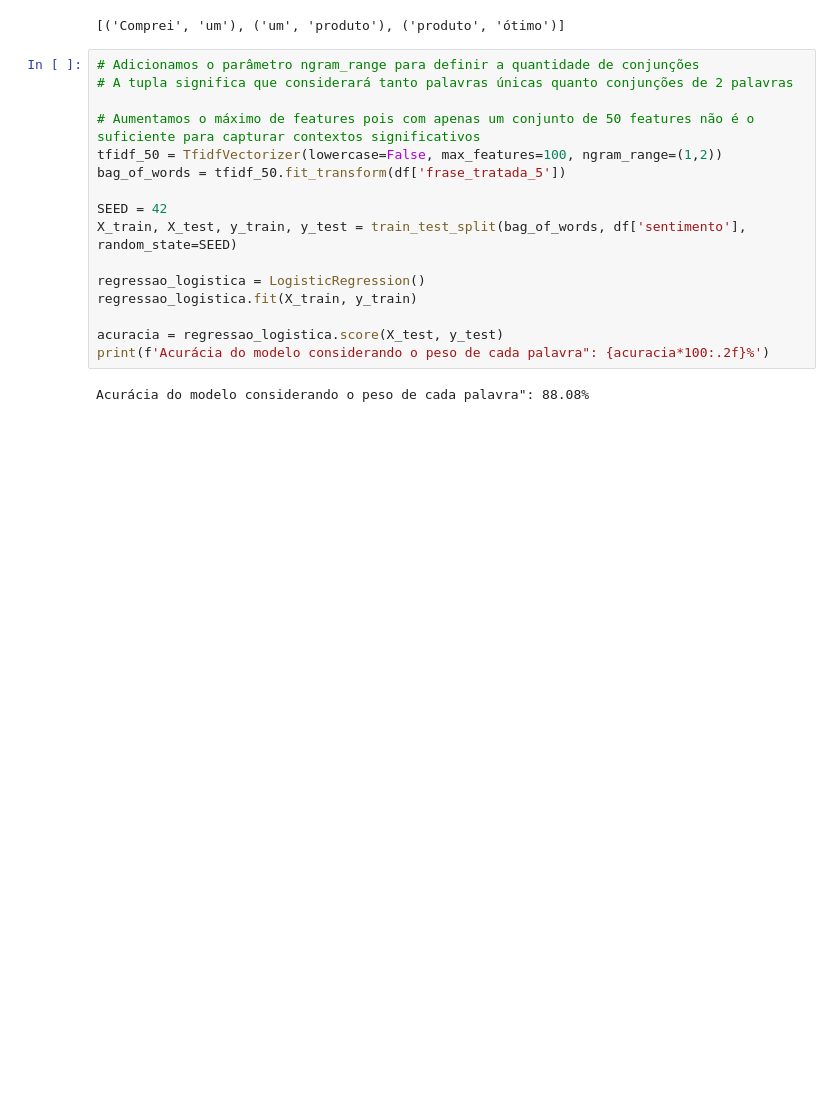
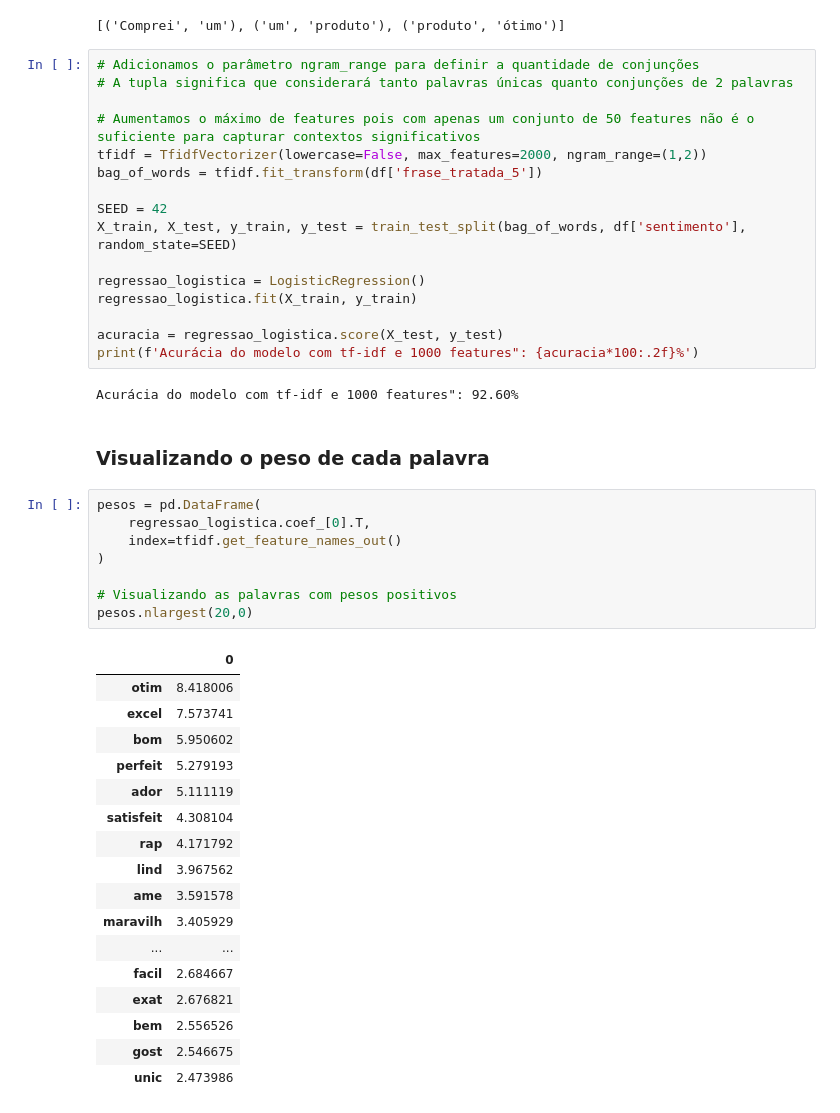
Before and after one commit to DiogoBotton/Machine_Learning_Training_Learn, a Jupyter notebook: Processamento_Linguagem_Natural/Analise_sentimento/processamento_dados_textuais.ipynb, the cells around one changed output. Saved outputs shown, nothing was run; the diff lists cells and outputs as text; blank space fills up the shorter version.

```diff
--- a/Processamento_Linguagem_Natural/Analise_sentimento/processamento_dados_textuais.ipynb
+++ b/Processamento_Linguagem_Natural/Analise_sentimento/processamento_dados_textuais.ipynb
@@ -548,8 +548,8 @@ list(pares)
 # A tupla significa que considerará tanto palavras únicas quanto conjunções de 2 palavras
 
 # Aumentamos o máximo de features pois com apenas um conjunto de 50 features não é o suficiente para capturar contextos significativos
-tfidf_50 = TfidfVectorizer(lowercase=False, max_features=100, ngram_range=(1,2))
-bag_of_words = tfidf_50.fit_transform(df['frase_tratada_5'])
+tfidf = TfidfVectorizer(lowercase=False, max_features=2000, ngram_range=(1,2))
+bag_of_words = tfidf.fit_transform(df['frase_tratada_5'])
 
 SEED = 42
 X_train, X_test, y_train, y_test = train_test_split(bag_of_words, df['sentimento'], random_state=SEED)
@@ -558,6 +558,34 @@ regressao_logistica = LogisticRegression()
 regressao_logistica.fit(X_train, y_train)
 
 acuracia = regressao_logistica.score(X_test, y_test)
-print(f'Acurácia do modelo considerando o peso de cada palavra": {acuracia*100:.2f}%')
+print(f'Acurácia do modelo com tf-idf e 1000 features": {acuracia*100:.2f}%')
 # %% [output]
-Acurácia do modelo considerando o peso de cada palavra": 88.08%
+Acurácia do modelo com tf-idf e 1000 features": 92.60%
+# %% [markdown]
+### Visualizando o peso de cada palavra
+# %%
+pesos = pd.DataFrame(
+    regressao_logistica.coef_[0].T,
+    index=tfidf.get_feature_names_out()
+)
+
+# Visualizando as palavras com pesos positivos
+pesos.nlargest(20,0)
+# %% [output]
+|  | 0 |
+| otim | 8.418006 |
+| excel | 7.573741 |
+| bom | 5.950602 |
+| perfeit | 5.279193 |
+| ador | 5.111119 |
+| satisfeit | 4.308104 |
+| rap | 4.171792 |
+| lind | 3.967562 |
+| ame | 3.591578 |
+| maravilh | 3.405929 |
+| ... | ... |
+| facil | 2.684667 |
+| exat | 2.676821 |
+| bem | 2.556526 |
+| gost | 2.546675 |
+| unic | 2.473986 |
```
Also changed, not shown: parts of 7 cells of this notebook, 3 other files.
